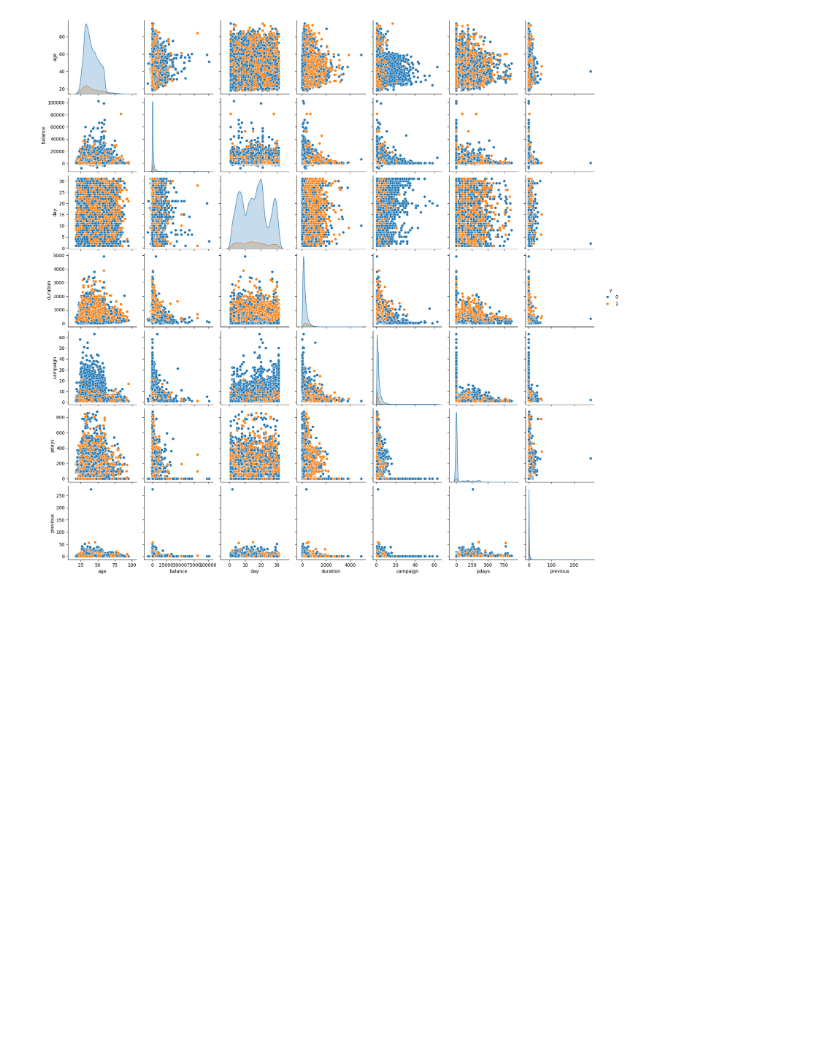
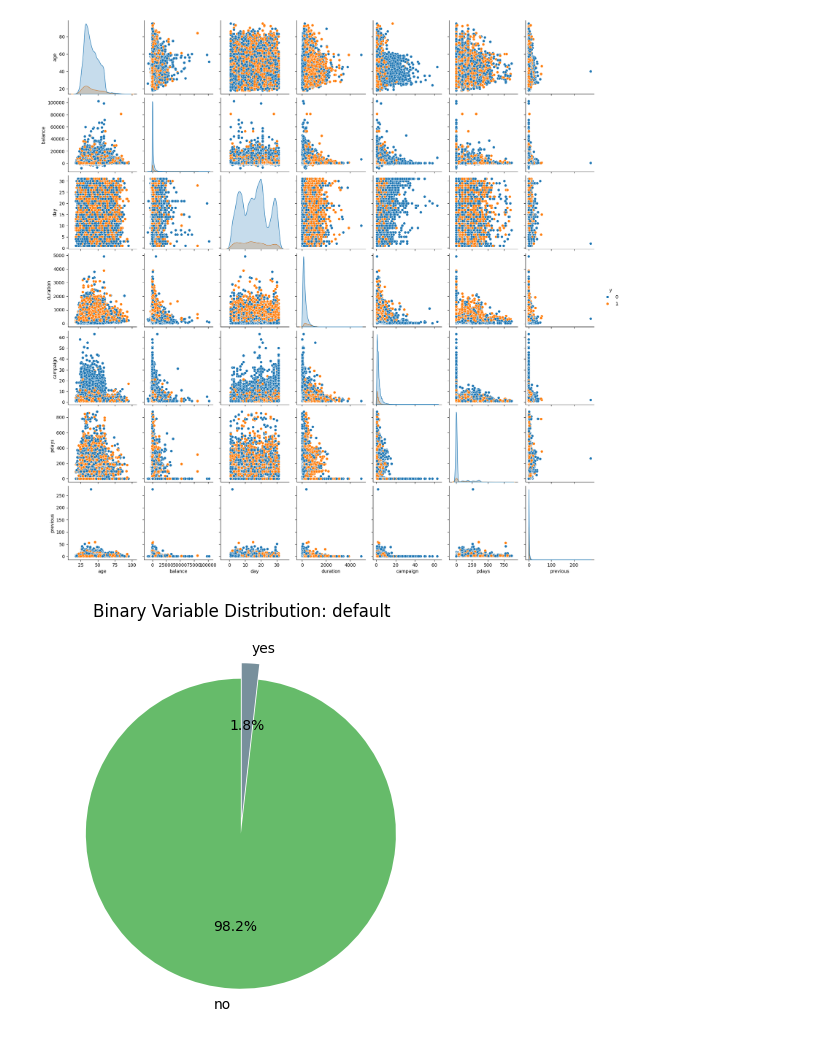
Before and after one commit to samegi/Proce-Laboratorio-ML-Supervisado, a Jupyter notebook: Lab_Clasification.ipynb, the cells around one changed output. Saved outputs shown, nothing was run; the diff lists cells and outputs as text; code cells hidden in the pictures; blank space fills up the shorter version.

Commit message:
Added more graphs at the end

```diff
--- a/Lab_Clasification.ipynb
+++ b/Lab_Clasification.ipynb
@@ -663,3 +683,16 @@ sns.pairplot(dfauxNum.toPandas(), kind='scatter', hue='y')
 plt.show()
 # %% [output]
 [figure]
+# %%
+# it is necessary to graph [default, housing and loan] separated
+explode = (0.1, 0)
+colors = ["#66BB6A", "#78909C"]
+
+plt.figure(figsize=(5,6))
+cantBin = df02.groupby('default').count().toPandas()
+cantBin.set_index('default')['count'].plot(kind='pie', explode=explode, colors=colors, autopct='%1.1f%%', startangle=90)
+plt.title(f'Binary Variable Distribution: default')
+plt.ylabel('')
+plt.show()
+# %% [output]
+[figure, added]
```
Also changed, not shown: parts of 17 cells of this notebook.
